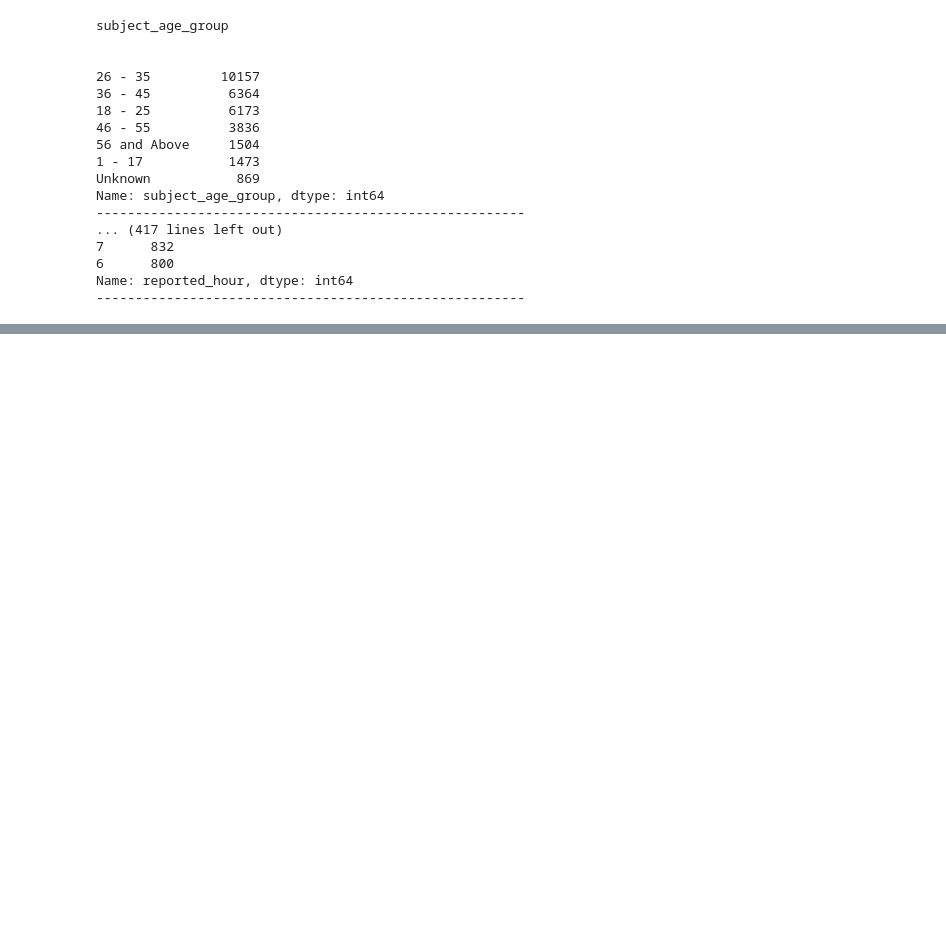
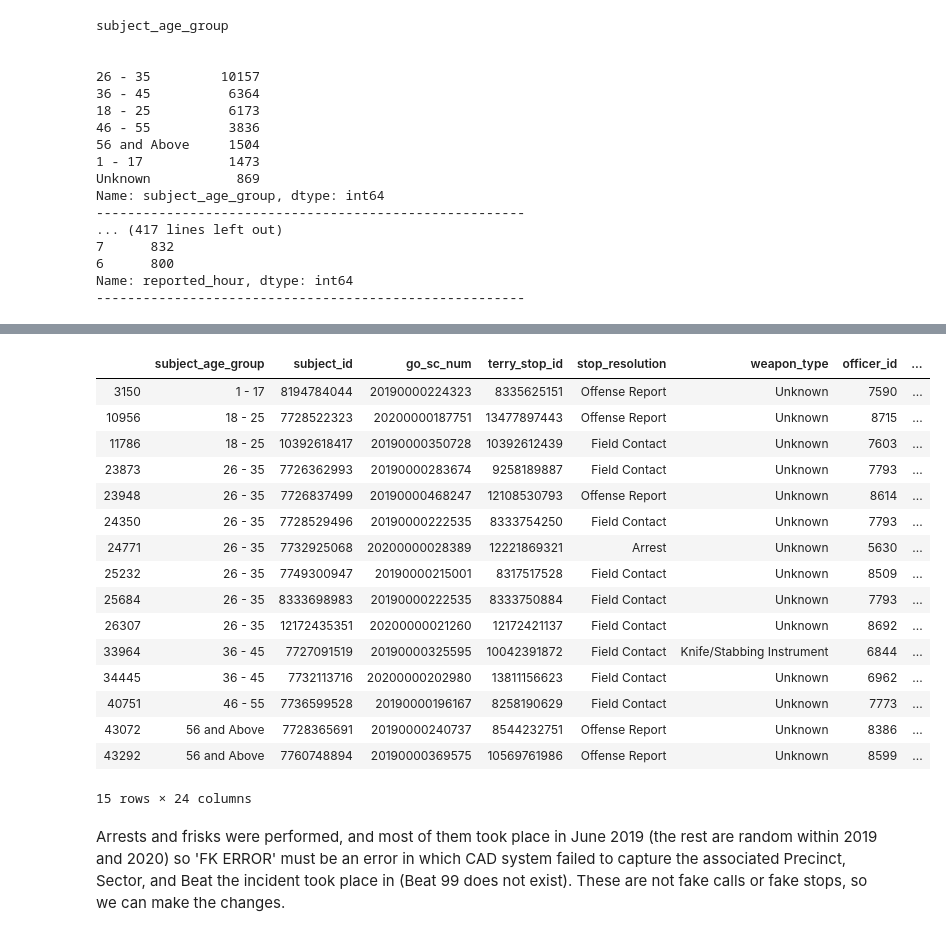
Before and after one commit to bmauss/LogReg_Analysis_of_Terry_Stops, a Jupyter notebook: Obtaining and Scrubbing Data.ipynb, the cells around one changed output, grey strips where cells are left out. Cells and saved outputs as stored; diff of their text form; code cells hidden in the pictures; blank space fills up the shorter version.

```diff
--- a/Obtaining and Scrubbing Data.ipynb
+++ b/Obtaining and Scrubbing Data.ipynb
@@ -747,0 +808,23 @@ Name: reported_hour, dtype: int64
+# %%
+error = ddf[ddf['precinct'] == 'FK ERROR']
+error
+# %% [output]
+|  | subject_age_group | subject_id | go_sc_num | terry_stop_id | stop_resolution | weapon_type | officer_id | ... |
+| 3150 | 1 - 17 | 8194784044 | 20190000224323 | 8335625151 | Offense Report | Unknown | 7590 | ... |
+| 10956 | 18 - 25 | 7728522323 | 20200000187751 | 13477897443 | Offense Report | Unknown | 8715 | ... |
+| 11786 | 18 - 25 | 10392618417 | 20190000350728 | 10392612439 | Field Contact | Unknown | 7603 | ... |
+| 23873 | 26 - 35 | 7726362993 | 20190000283674 | 9258189887 | Field Contact | Unknown | 7793 | ... |
+| 23948 | 26 - 35 | 7726837499 | 20190000468247 | 12108530793 | Offense Report | Unknown | 8614 | ... |
+| 24350 | 26 - 35 | 7728529496 | 20190000222535 | 8333754250 | Field Contact | Unknown | 7793 | ... |
+| 24771 | 26 - 35 | 7732925068 | 20200000028389 | 12221869321 | Arrest | Unknown | 5630 | ... |
+| 25232 | 26 - 35 | 7749300947 | 20190000215001 | 8317517528 | Field Contact | Unknown | 8509 | ... |
+| 25684 | 26 - 35 | 8333698983 | 20190000222535 | 8333750884 | Field Contact | Unknown | 7793 | ... |
+| 26307 | 26 - 35 | 12172435351 | 20200000021260 | 12172421137 | Field Contact | Unknown | 8692 | ... |
+| 33964 | 36 - 45 | 7727091519 | 20190000325595 | 10042391872 | Field Contact | Knife/Stabbing Instrument | 6844 | ... |
+| 34445 | 36 - 45 | 7732113716 | 20200000202980 | 13811156623 | Field Contact | Unknown | 6962 | ... |
+| 40751 | 46 - 55 | 7736599528 | 20190000196167 | 8258190629 | Field Contact | Unknown | 7773 | ... |
+| 43072 | 56 and Above | 7728365691 | 20190000240737 | 8544232751 | Offense Report | Unknown | 8386 | ... |
+| 43292 | 56 and Above | 7760748894 | 20190000369575 | 10569761986 | Offense Report | Unknown | 8599 | ... |
+15 rows × 24 columns
+# %% [markdown]
+Arrests and frisks were performed, and most of them took place in June 2019 (the rest are random within 2019 and 2020) so 'FK ERROR' must be an error in which CAD system failed to capture the associated Precinct, Sector, and Beat the incident took place in (Beat 99 does not exist).  These are not fake calls or fake stops, so we can make the changes.
```
Also changed, not shown: parts of 79 cells of this notebook, 2 other files.
